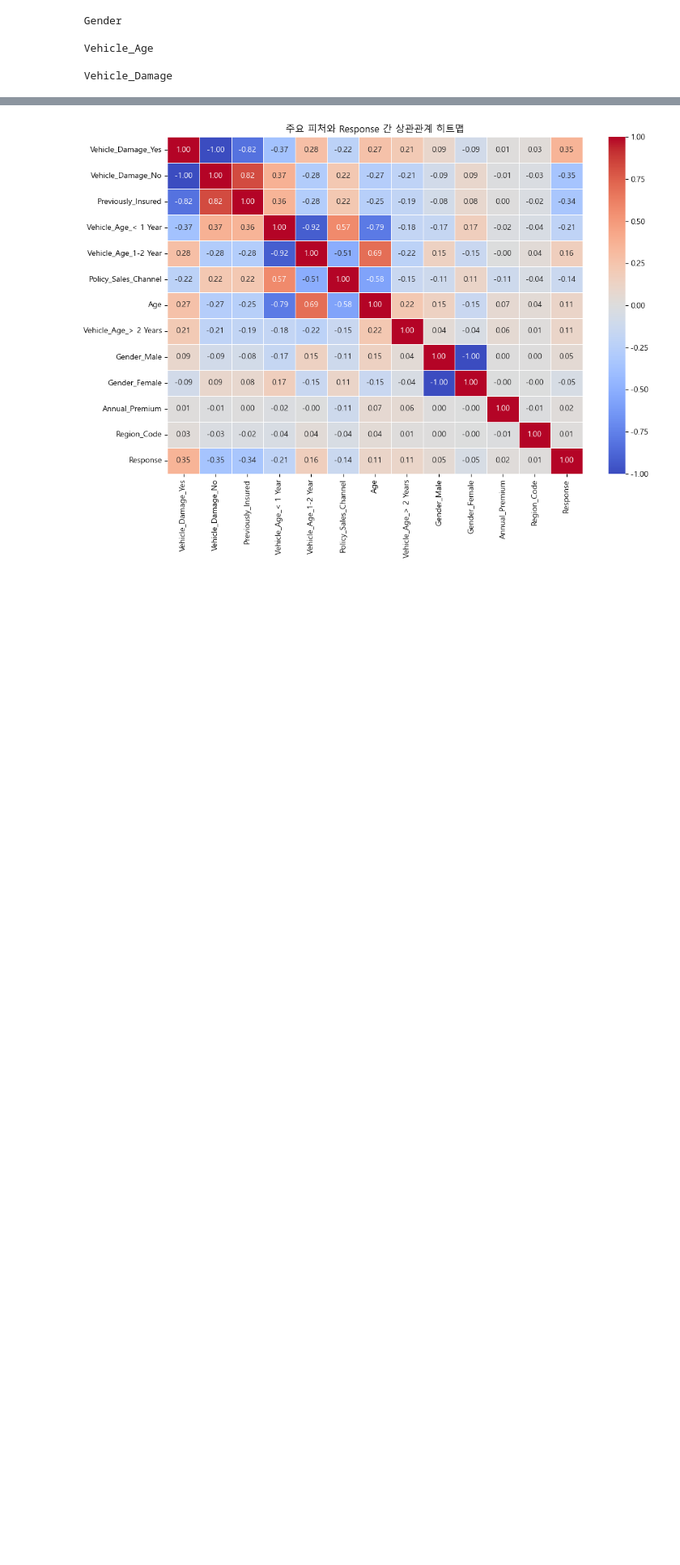
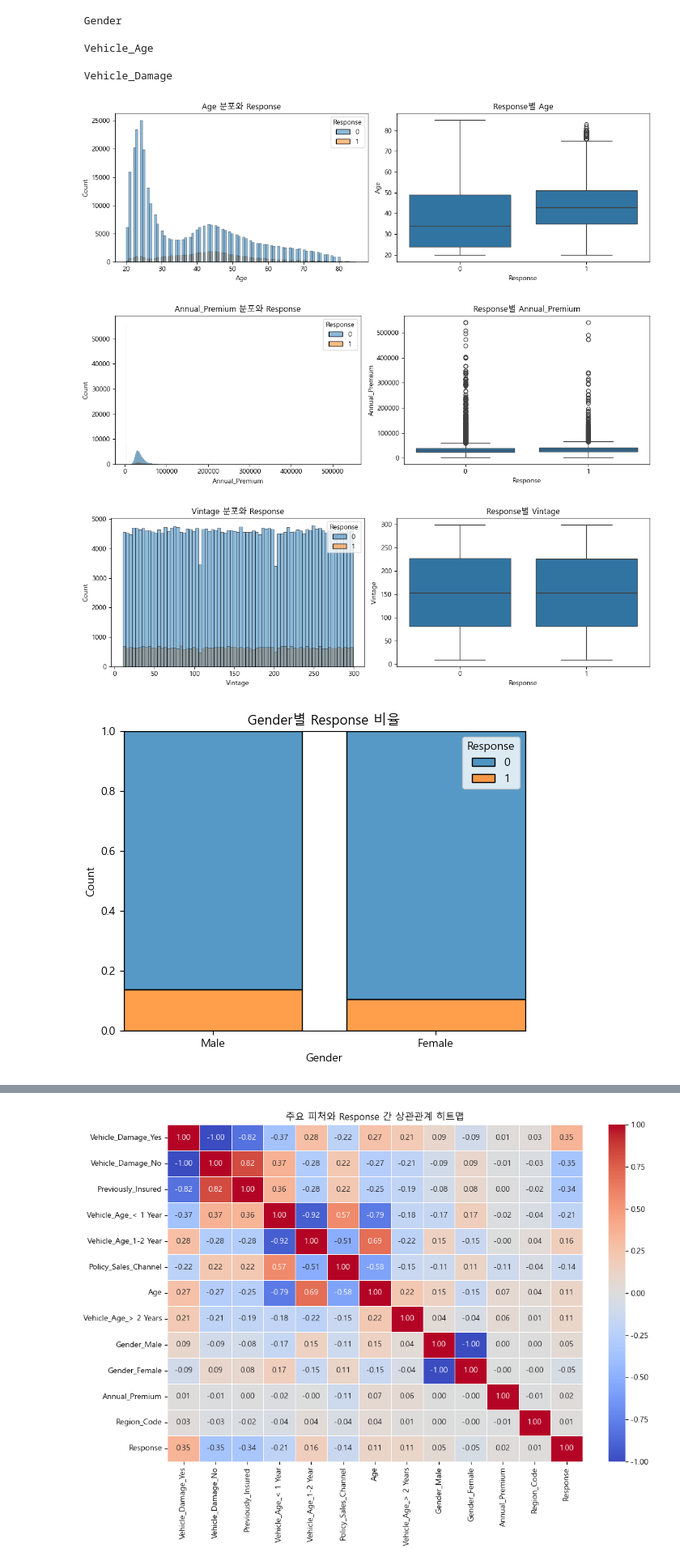
Before and after one commit to zzengmo/18_ML_03, a Jupyter notebook: 서우상/procject1.ipynb, the cells around one changed output, grey strips where cells are left out. Shown at 81% size. Drawn from its saved outputs; the diff is of its cells as text; code cells hidden in the pictures; blank space fills up the shorter version.

```diff
--- a/서우상/procject1.ipynb
+++ b/서우상/procject1.ipynb
@@ -203,33 +268,21 @@ for column in categorical_columns:
 # %%
 # column 과 타겟 변수(Response)의 상관 관계
 numeric_columns = ["Age", "Annual_Premium", "Vintage"]
-fig, axes = plt.subplots(len(numeric_columns), 2, figsize=(14, 4 * len(numeric_columns)))
-
-for row, column in enumerate(numeric_columns):
-    # 수치형 피처를 구간화해 구간별 Response 평균(발생 비율)을 계산
-    line_data = train[[column, "Response"]].dropna().copy()
-    line_data["feature_bin"] = pd.cut(line_data[column], bins=20, duplicates="drop")
-    response_rate = (
-        line_data.groupby("feature_bin", observed=False)["Response"]
-        .mean()
-        .dropna()
-        .reset_index(name="response_rate")
-    )
-    response_rate["bin_center"] = response_rate["feature_bin"].apply(lambda interval: interval.mid)
-    sns.lineplot(data=response_rate, x="bin_center", y="response_rate", marker="o", ax=axes[row, 0])
-    axes[row, 0].set_title(f"{column} 구간별 Response 비율")
-    axes[row, 0].set_xlabel(column)
-    axes[row, 0].set_ylabel("Response 비율")
-
-    # Response 클래스별 해당 피처의 평균을 선으로 비교
-    mean_by_response = train.groupby("Response", as_index=False)[column].mean()
-    sns.lineplot(data=mean_by_response, x="Response", y=column, marker="o", ax=axes[row, 1])
-    axes[row, 1].set_title(f"Response별 {column} 평균")
-
-plt.tight_layout()
-plt.show()
+for column in numeric_columns:
+    fig, axes = plt.subplots(1, 2, figsize=(12, 4))
+    sns.histplot(data=train, x=column, hue="Response", ax=axes[0])
+    axes[0].set_title(f"{column} 분포와 Response")
+    sns.boxplot(data=train, x="Response", y=column, ax=axes[1])
+    axes[1].set_title(f"Response별 {column}")
+    plt.tight_layout()
+    plt.show()
 
 for column in categorical_columns:
     sns.histplot(data=train, x=column, hue="Response", multiple="fill", shrink=0.8)
     plt.title(f"{column}별 Response 비율")
     plt.show()
+# %% [output]
+[figure, added]
+[figure, added]
+[figure, added]
+[figure, added]
```
Also changed, not shown: parts of 5 cells of this notebook.
